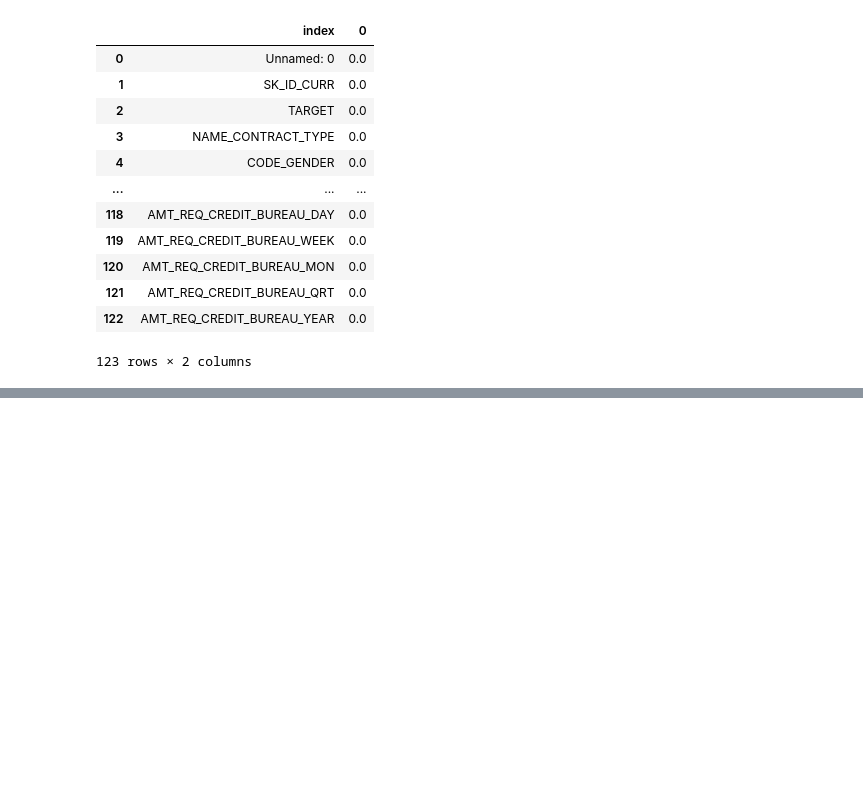
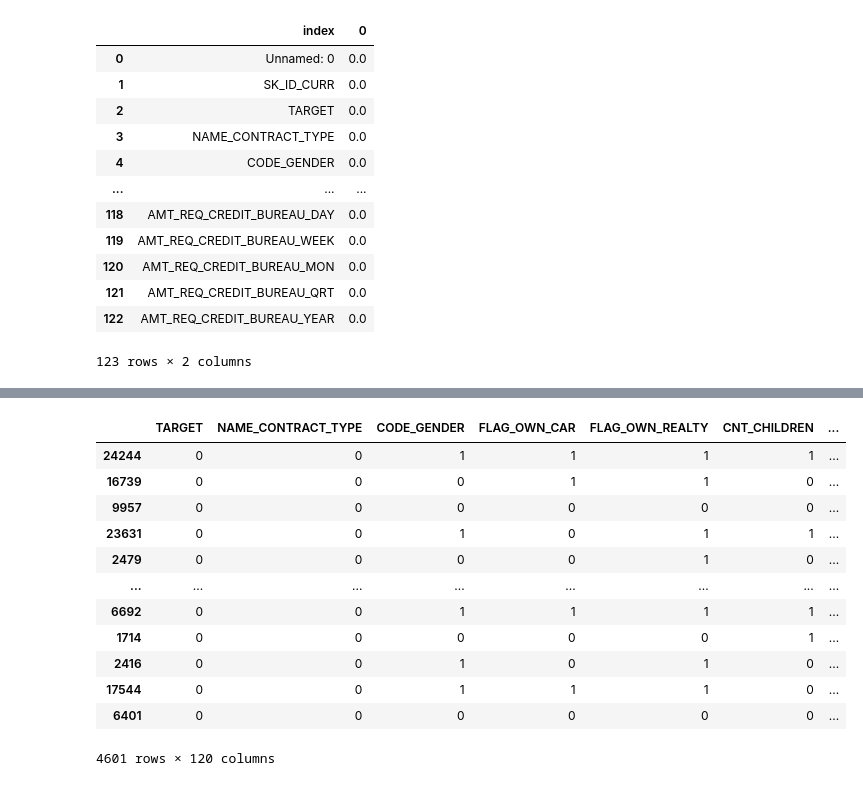
Before and after one commit to yadneshkhairnar194/Home-Credit-Default-Risk, a Jupyter notebook: Home_Credit_Default_Risk.ipynb, the cells around one changed output, grey strips where cells are left out. Cells and saved outputs as stored; diff of their text form; code cells hidden in the pictures; blank space fills up the shorter version.

```diff
--- a/Home_Credit_Default_Risk.ipynb
+++ b/Home_Credit_Default_Risk.ipynb
@@ -258,0 +265,4 @@ To_do
+# %%
+#@title get all string columns
+string_columns_application_train_25k = application_train_25k.select_dtypes(include='object').columns
+string_columns_application_train_25k
@@ -258,0 +285,6 @@ To_do
+# %%
+#@title Convert string columns to cat codes (integers)
+
+for x in string_columns_application_train_25k:
+  application_train_25k[x] = application_train_25k[x].astype('category')
+  application_train_25k[x] = application_train_25k[x].cat.codes
@@ -258,0 +363,12 @@ To_do
+# %%
+#@title Scale down the finance info columns by dividing them by 100k
+
+# AMT_INCOME_TOTAL
+# AMT_CREDIT
+# AMT_ANNUITY
+# AMT_GOODS_PRICE
+
+application_train_25k['AMT_INCOME_TOTAL_100k'] = application_train_25k['AMT_INCOME_TOTAL']/100000
+application_train_25k['AMT_CREDIT_100k'] = application_train_25k['AMT_CREDIT']/100000
+application_train_25k['AMT_ANNUITY_100k'] = application_train_25k['AMT_ANNUITY']/100000
+application_train_25k['AMT_GOODS_PRICE_100k'] = application_train_25k['AMT_GOODS_PRICE']/100000
@@ -258,0 +524,18 @@ To_do
+# %%
+fraction_of_rows = DF[DF['TARGET']==0].drop_duplicates().sample(frac=0.2)
+# %%
+fraction_of_rows
+# %% [output]
+|  | TARGET | NAME_CONTRACT_TYPE | CODE_GENDER | FLAG_OWN_CAR | FLAG_OWN_REALTY | CNT_CHILDREN | ... |
+| 24244 | 0 | 0 | 1 | 1 | 1 | 1 | ... |
+| 16739 | 0 | 0 | 0 | 1 | 1 | 0 | ... |
+| 9957 | 0 | 0 | 0 | 0 | 0 | 0 | ... |
+| 23631 | 0 | 0 | 1 | 0 | 1 | 1 | ... |
+| 2479 | 0 | 0 | 0 | 0 | 1 | 0 | ... |
+| ... | ... | ... | ... | ... | ... | ... | ... |
+| 6692 | 0 | 0 | 1 | 1 | 1 | 1 | ... |
+| 1714 | 0 | 0 | 0 | 0 | 0 | 1 | ... |
+| 2416 | 0 | 0 | 1 | 0 | 1 | 0 | ... |
+| 17544 | 0 | 0 | 1 | 1 | 1 | 0 | ... |
+| 6401 | 0 | 0 | 0 | 0 | 0 | 0 | ... |
+4601 rows × 120 columns
```
Also changed, not shown: parts of 30 cells of this notebook.
